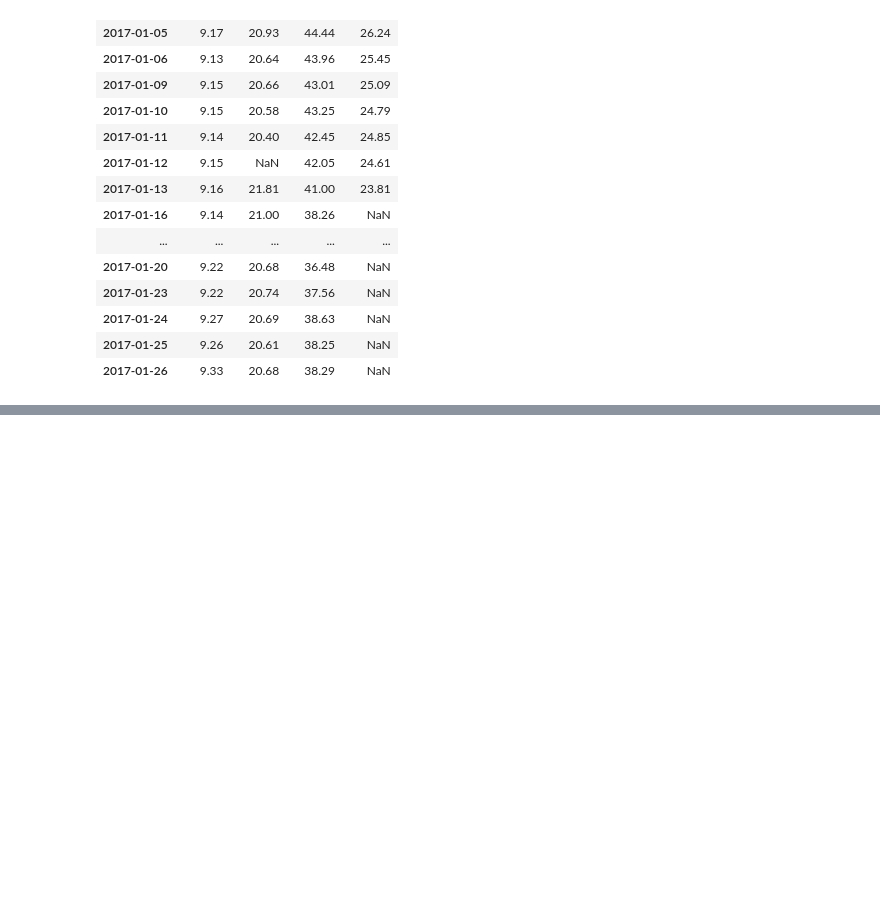
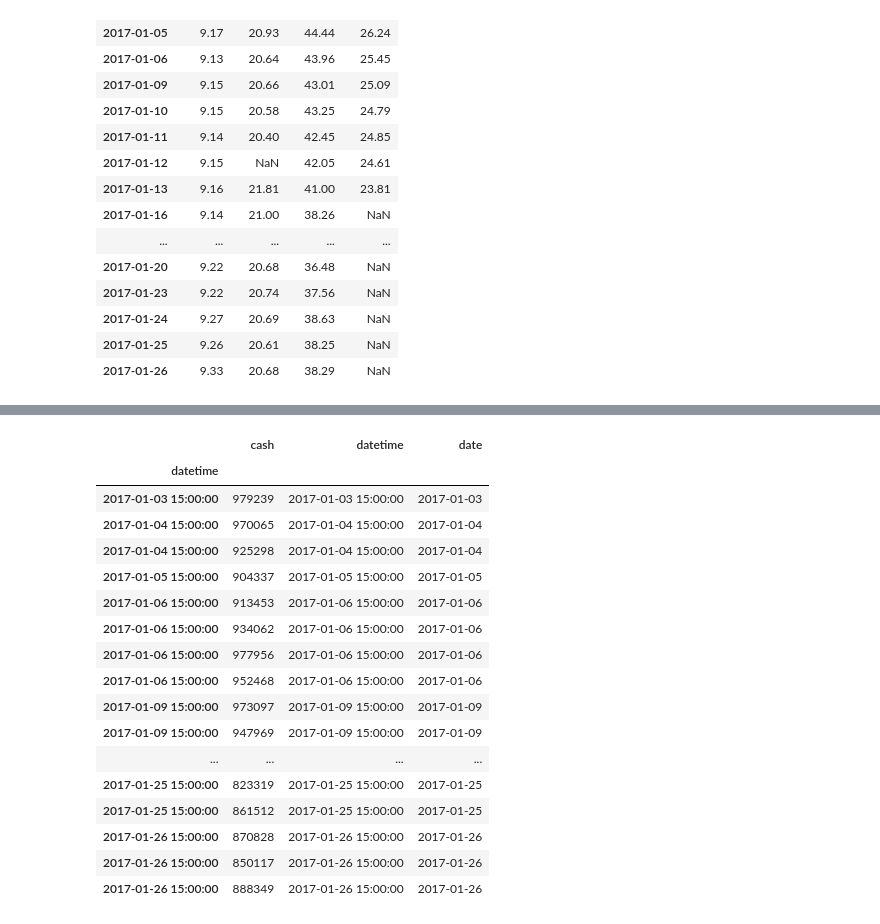
Before and after one commit to yutiansut/QUANTAXIS, a Jupyter notebook: jupyterexample/generate_trade.ipynb, the cells around one changed output, grey strips where cells are left out. Saved outputs shown, nothing was run; the diff lists cells and outputs as text; code cells hidden in the pictures; blank space fills up the shorter version.

```diff
--- a/jupyterexample/generate_trade.ipynb
+++ b/jupyterexample/generate_trade.ipynb
@@ -313,0 +344,21 @@ table
+# %%
+user.get_account(a_1).cash_table
+# %% [output]
+|  | cash | datetime | date |
+| datetime |  |  |  |
+| 2017-01-03 15:00:00 | 979239 | 2017-01-03 15:00:00 | 2017-01-03 |
+| 2017-01-04 15:00:00 | 970065 | 2017-01-04 15:00:00 | 2017-01-04 |
+| 2017-01-04 15:00:00 | 925298 | 2017-01-04 15:00:00 | 2017-01-04 |
+| 2017-01-05 15:00:00 | 904337 | 2017-01-05 15:00:00 | 2017-01-05 |
+| 2017-01-06 15:00:00 | 913453 | 2017-01-06 15:00:00 | 2017-01-06 |
+| 2017-01-06 15:00:00 | 934062 | 2017-01-06 15:00:00 | 2017-01-06 |
+| 2017-01-06 15:00:00 | 977956 | 2017-01-06 15:00:00 | 2017-01-06 |
+| 2017-01-06 15:00:00 | 952468 | 2017-01-06 15:00:00 | 2017-01-06 |
+| 2017-01-09 15:00:00 | 973097 | 2017-01-09 15:00:00 | 2017-01-09 |
+| 2017-01-09 15:00:00 | 947969 | 2017-01-09 15:00:00 | 2017-01-09 |
+| ... | ... | ... | ... |
+| 2017-01-25 15:00:00 | 823319 | 2017-01-25 15:00:00 | 2017-01-25 |
+| 2017-01-25 15:00:00 | 861512 | 2017-01-25 15:00:00 | 2017-01-25 |
+| 2017-01-26 15:00:00 | 870828 | 2017-01-26 15:00:00 | 2017-01-26 |
+| 2017-01-26 15:00:00 | 850117 | 2017-01-26 15:00:00 | 2017-01-26 |
+| 2017-01-26 15:00:00 | 888349 | 2017-01-26 15:00:00 | 2017-01-26 |
```
Also changed, not shown: parts of 18 cells of this notebook, 1 other file.
